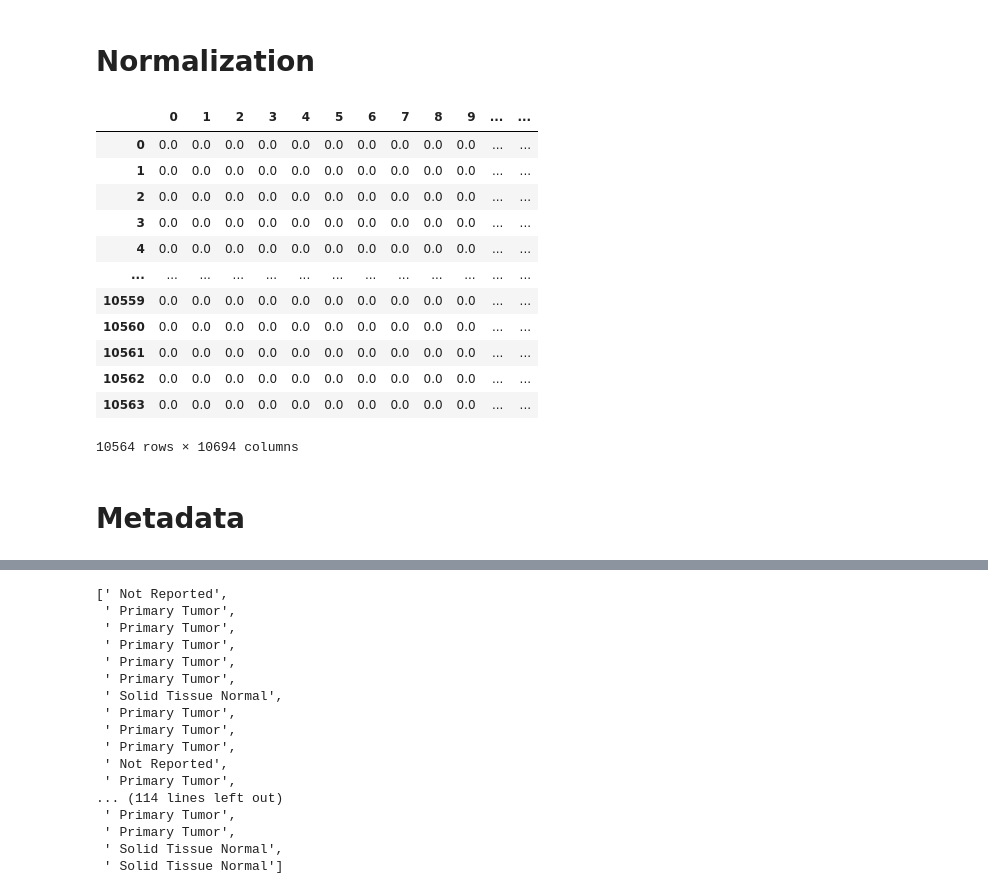
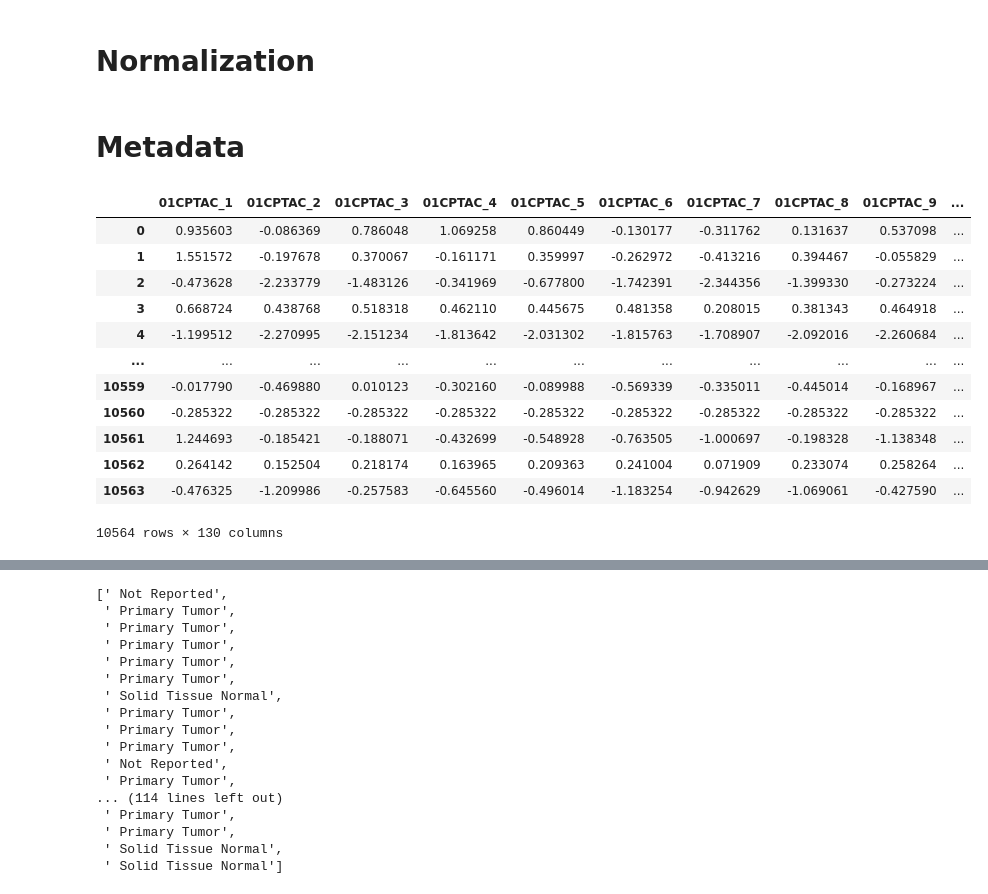
Before and after one commit to david-ege/01---Federated-Patient-Stratification-with-AE---Biostatistik-und-KI-in-der-Medizin, a Jupyter notebook: centralVae/02_real_data/Real_dataset_creater.ipynb, the cells around one changed output, grey strips where cells are left out. Drawn from its saved outputs; the diff is of its cells as text; code cells hidden in the pictures.

```diff
--- a/centralVae/02_real_data/Real_dataset_creater.ipynb
+++ b/centralVae/02_real_data/Real_dataset_creater.ipynb
@@ -40,9 +40,13 @@ export_df
 # %%
 #normalisation skipped for now discussion in meeting
 export_df = export_df.apply(lambda x : np.log1p(x))
+mean_features = export_df.mean(axis=1)
+std_features = export_df.std(axis=1)
 
-export_df_normalized = (export_df - export_df.mean(axis=1))/export_df.std(axis=1)
-export_df_normalized.fillna(0.0)
+export_df_normalized = export_df.apply(lambda x : x - mean_features)
+export_df_normalized = export_df_normalized.apply(lambda x : x/std_features)
+
+#export_df_normalized.fillna(0.0)
 
 # def normalized_by_CPTAC(sample_data):
 #     _, columns = sample_data.shape
@@ -54,22 +58,24 @@ export_df_normalized.fillna(0.0)
 #     return pd.concat(sample_data_group_normalized, axis=0)
 
 #export_df_group_normalized = normalized_by_CPTAC(export_df)
-# %% [output]
-|  | 0 | 1 | 2 | 3 | 4 | 5 | 6 | 7 | 8 | 9 | ... | ... |
-| 0 | 0.0 | 0.0 | 0.0 | 0.0 | 0.0 | 0.0 | 0.0 | 0.0 | 0.0 | 0.0 | ... | ... |
-| 1 | 0.0 | 0.0 | 0.0 | 0.0 | 0.0 | 0.0 | 0.0 | 0.0 | 0.0 | 0.0 | ... | ... |
-| 2 | 0.0 | 0.0 | 0.0 | 0.0 | 0.0 | 0.0 | 0.0 | 0.0 | 0.0 | 0.0 | ... | ... |
-| 3 | 0.0 | 0.0 | 0.0 | 0.0 | 0.0 | 0.0 | 0.0 | 0.0 | 0.0 | 0.0 | ... | ... |
-| 4 | 0.0 | 0.0 | 0.0 | 0.0 | 0.0 | 0.0 | 0.0 | 0.0 | 0.0 | 0.0 | ... | ... |
-| ... | ... | ... | ... | ... | ... | ... | ... | ... | ... | ... | ... | ... |
-| 10559 | 0.0 | 0.0 | 0.0 | 0.0 | 0.0 | 0.0 | 0.0 | 0.0 | 0.0 | 0.0 | ... | ... |
-| 10560 | 0.0 | 0.0 | 0.0 | 0.0 | 0.0 | 0.0 | 0.0 | 0.0 | 0.0 | 0.0 | ... | ... |
-| 10561 | 0.0 | 0.0 | 0.0 | 0.0 | 0.0 | 0.0 | 0.0 | 0.0 | 0.0 | 0.0 | ... | ... |
-| 10562 | 0.0 | 0.0 | 0.0 | 0.0 | 0.0 | 0.0 | 0.0 | 0.0 | 0.0 | 0.0 | ... | ... |
-| 10563 | 0.0 | 0.0 | 0.0 | 0.0 | 0.0 | 0.0 | 0.0 | 0.0 | 0.0 | 0.0 | ... | ... |
-10564 rows × 10694 columns
 # %% [markdown]
 # Metadata
+# %%
+export_df_normalized
+# %% [output]
+|  | 01CPTAC_1 | 01CPTAC_2 | 01CPTAC_3 | 01CPTAC_4 | 01CPTAC_5 | 01CPTAC_6 | 01CPTAC_7 | 01CPTAC_8 | 01CPTAC_9 | ... |
+| 0 | 0.935603 | -0.086369 | 0.786048 | 1.069258 | 0.860449 | -0.130177 | -0.311762 | 0.131637 | 0.537098 | ... |
+| 1 | 1.551572 | -0.197678 | 0.370067 | -0.161171 | 0.359997 | -0.262972 | -0.413216 | 0.394467 | -0.055829 | ... |
+| 2 | -0.473628 | -2.233779 | -1.483126 | -0.341969 | -0.677800 | -1.742391 | -2.344356 | -1.399330 | -0.273224 | ... |
+| 3 | 0.668724 | 0.438768 | 0.518318 | 0.462110 | 0.445675 | 0.481358 | 0.208015 | 0.381343 | 0.464918 | ... |
+| 4 | -1.199512 | -2.270995 | -2.151234 | -1.813642 | -2.031302 | -1.815763 | -1.708907 | -2.092016 | -2.260684 | ... |
+| ... | ... | ... | ... | ... | ... | ... | ... | ... | ... | ... |
+| 10559 | -0.017790 | -0.469880 | 0.010123 | -0.302160 | -0.089988 | -0.569339 | -0.335011 | -0.445014 | -0.168967 | ... |
+| 10560 | -0.285322 | -0.285322 | -0.285322 | -0.285322 | -0.285322 | -0.285322 | -0.285322 | -0.285322 | -0.285322 | ... |
+| 10561 | 1.244693 | -0.185421 | -0.188071 | -0.432699 | -0.548928 | -0.763505 | -1.000697 | -0.198328 | -1.138348 | ... |
+| 10562 | 0.264142 | 0.152504 | 0.218174 | 0.163965 | 0.209363 | 0.241004 | 0.071909 | 0.233074 | 0.258264 | ... |
+| 10563 | -0.476325 | -1.209986 | -0.257583 | -0.645560 | -0.496014 | -1.183254 | -0.942629 | -1.069061 | -0.427590 | ... |
+10564 rows × 130 columns
 # %%
 meta_df = pd.read_csv('JHU/PCD_study_experimental_CPTAC_info.tsv', delimiter='\t')
 meta_df = meta_df.drop(columns=['Run Metadata ID', 'Number of Fractions', 'Protocol'])
```
Also changed, not shown: parts of 2 cells of this notebook, 1 other file.
